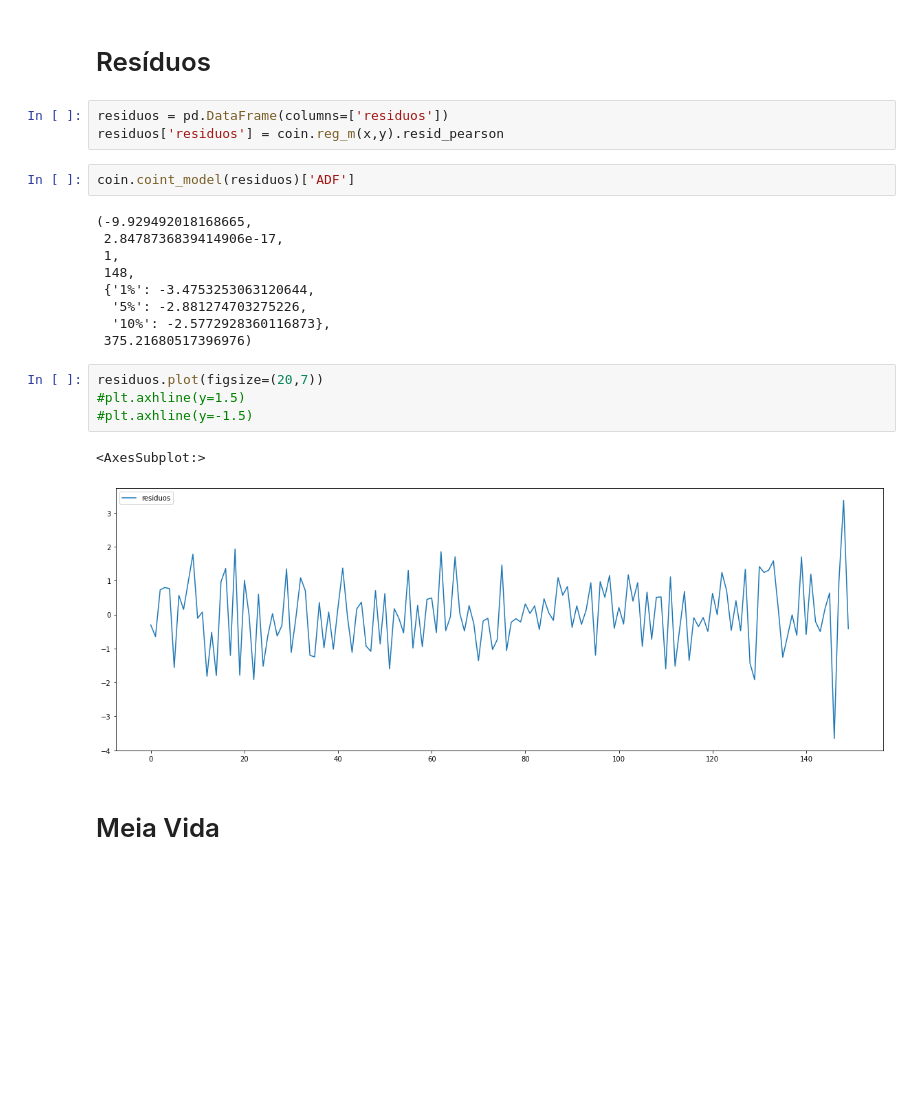
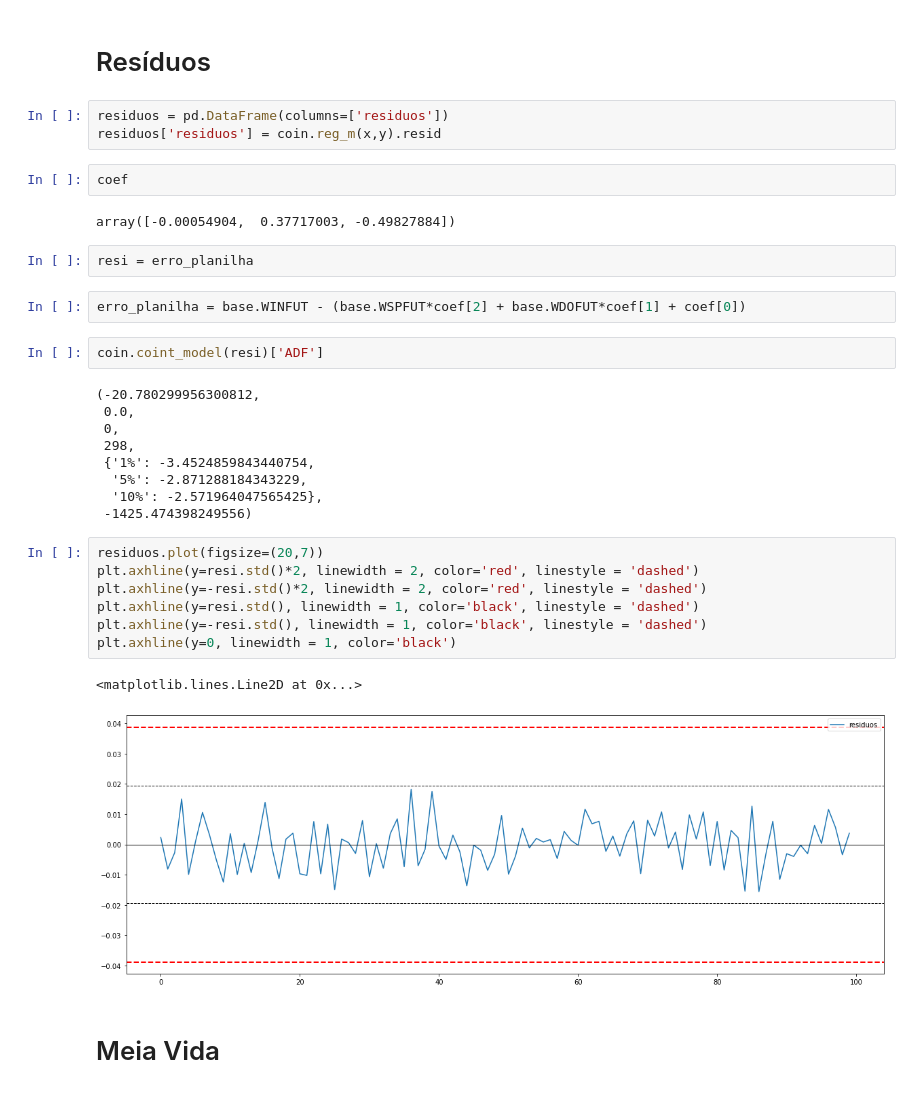
Before and after one commit to MaikeRM/itau_quantamental, a Jupyter notebook: start.ipynb, the cells around one changed output. Saved outputs shown, nothing was run; the diff lists cells and outputs as text; blank space fills up the shorter version.

```diff
--- a/start.ipynb
+++ b/start.ipynb
@@ -52,25 +77,36 @@ fig.update_layout(margin=dict(l=0, r=0, b=0, t=0))
 # Resíduos
 # %%
 residuos = pd.DataFrame(columns=['residuos'])
-residuos['residuos'] = coin.reg_m(x,y).resid_pearson
+residuos['residuos'] = coin.reg_m(x,y).resid
+# %%
+coef
+# %% [output]
+array([-0.00054904,  0.37717003, -0.49827884])
+# %%
+resi = erro_planilha
+# %%
+erro_planilha = base.WINFUT - (base.WSPFUT*coef[2] + base.WDOFUT*coef[1] + coef[0])
 # %%
-coin.coint_model(residuos)['ADF']
+coin.coint_model(resi)['ADF']
 # %% [output]
-(-9.929492018168665,
- 2.8478736839414906e-17,
- 1,
- 148,
- {'1%': -3.4753253063120644,
-  '5%': -2.881274703275226,
-  '10%': -2.5772928360116873},
- 375.21680517396976)
+(-20.780299956300812,
+ 0.0,
+ 0,
+ 298,
+ {'1%': -3.4524859843440754,
+  '5%': -2.871288184343229,
+  '10%': -2.571964047565425},
+ -1425.474398249556)
-# %%
-residuos.plot(figsize=(20,7))
-#plt.axhline(y=1.5)
-#plt.axhline(y=-1.5)
-# %% [output]
-<AxesSubplot:>
-[figure, removed]
+# %%
+residuos.plot(figsize=(20,7))
+plt.axhline(y=resi.std()*2, linewidth = 2, color='red', linestyle = 'dashed')
+plt.axhline(y=-resi.std()*2, linewidth = 2, color='red', linestyle = 'dashed')
+plt.axhline(y=resi.std(), linewidth = 1, color='black', linestyle = 'dashed')
+plt.axhline(y=-resi.std(), linewidth = 1, color='black', linestyle = 'dashed')
+plt.axhline(y=0, linewidth = 1, color='black')
+# %% [output]
+<matplotlib.lines.Line2D at 0x...>
+[figure, added]
 # %% [markdown]
 # Meia Vida
 # %%
```
Also changed, not shown: parts of 13 cells of this notebook, 2 other files.
